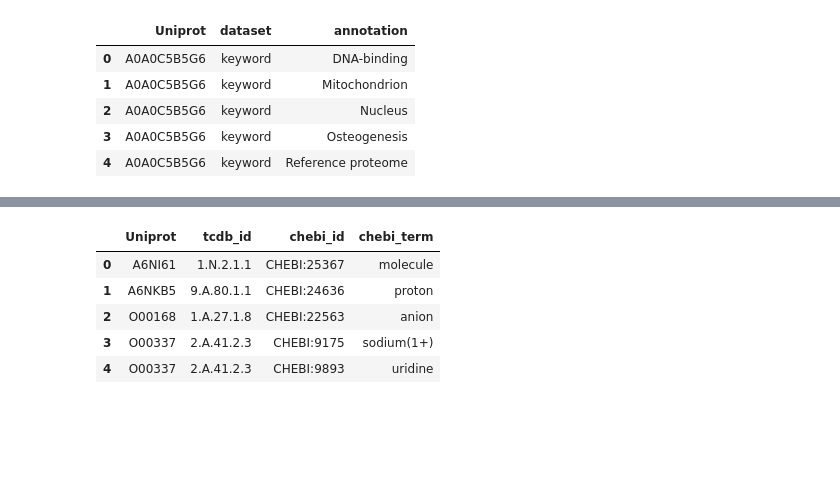
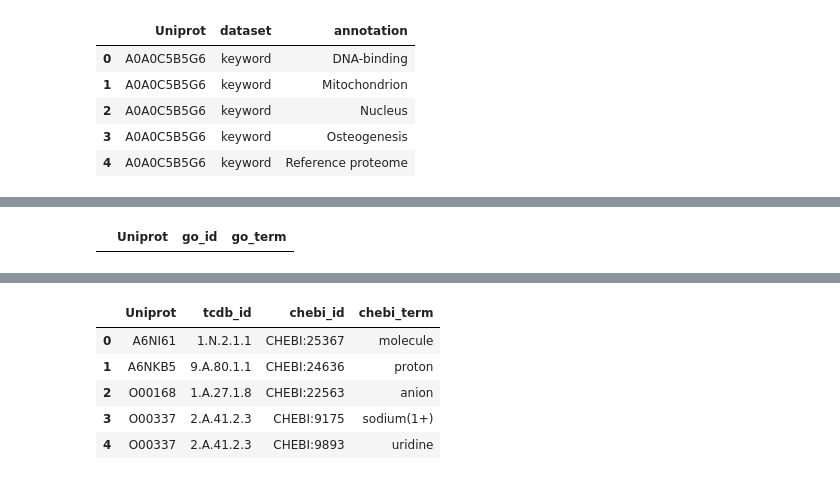
Before and after one commit to adenger/subpred4, a Jupyter notebook: notebooks/4_clustering.ipynb, the cells around one changed output, grey strips where cells are left out. Drawn from its saved outputs; the diff is of its cells as text; code cells hidden in the pictures; blank space fills up the shorter version.

```diff
--- a/notebooks/4_clustering.ipynb
+++ b/notebooks/4_clustering.ipynb
@@ -88,6 +90,11 @@ df_go_uniprot.head()
 | 2 | A0A0C5B5G6 | GO:0005615 | extracellular space |
 | 3 | A0A0C5B5G6 | GO:0005634 | nucleus |
 | 4 | A0A0C5B5G6 | GO:0005739 | mitochondrion |
+# %%
+# TODO test if there are empty values in go df
+df_go_uniprot[df_go_uniprot.go_term == ""]
+# %% [output]
+|  | Uniprot | go_id | go_term |
 # %%
 df_go_uniprot_long = df_go_uniprot.melt(
     id_vars=["Uniprot"],
```
Also changed, not shown: parts of 6 cells of this notebook, 2 other files.
